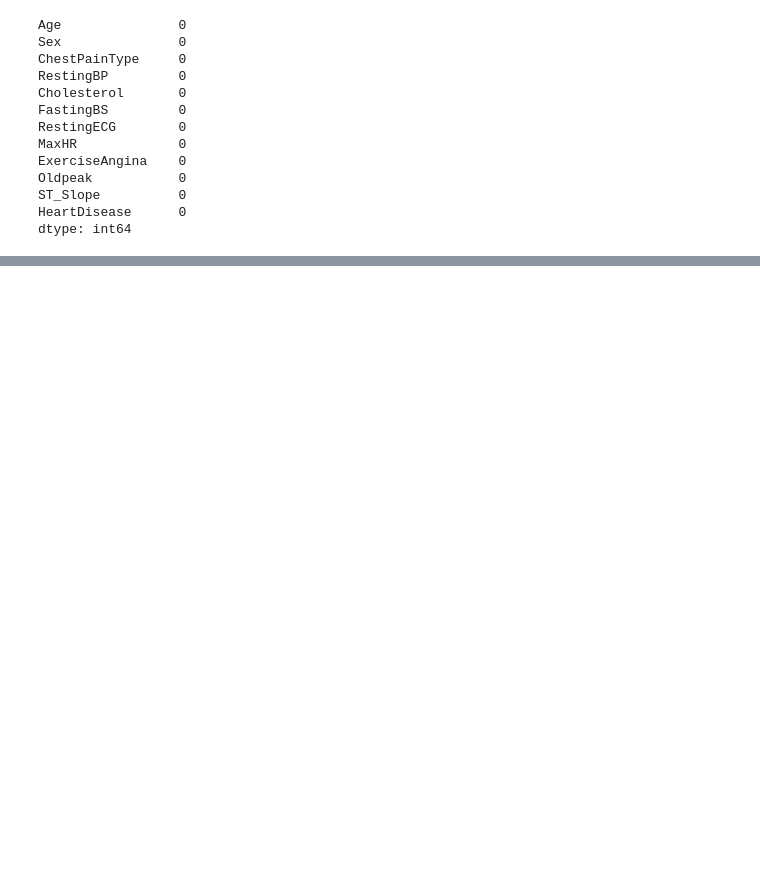
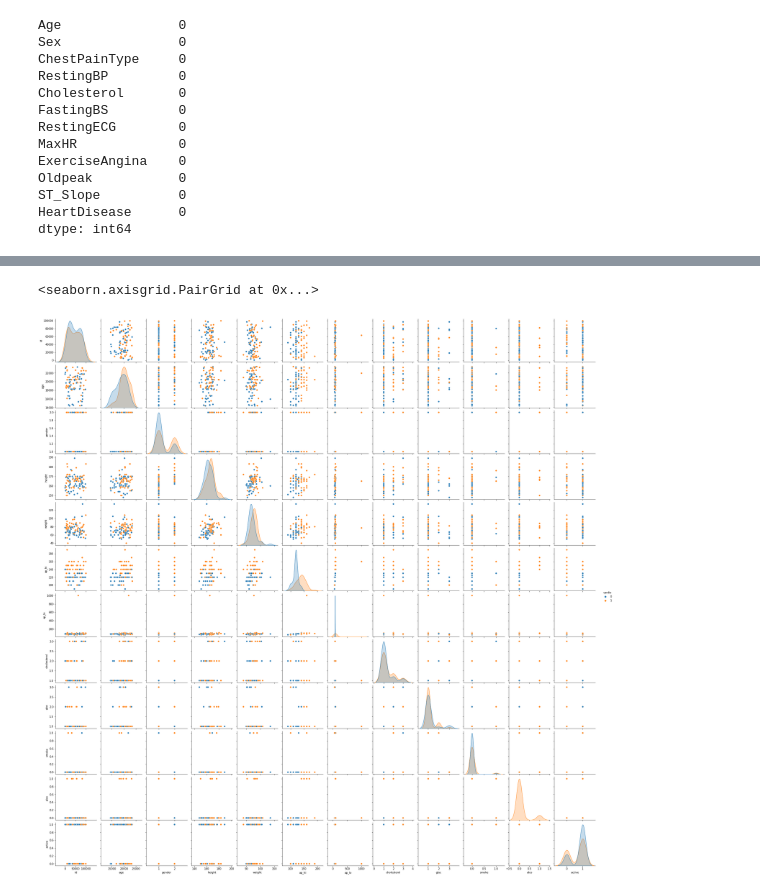
Before and after one commit to freddy120/heartfailure_vys, a Jupyter notebook: Proyecto_Final_VyS.ipynb, the cells around one changed output, grey strips where cells are left out. Saved outputs shown, nothing was run; the diff lists cells and outputs as text; code cells hidden in the pictures; blank space fills up the shorter version.

```diff
--- a/Proyecto_Final_VyS.ipynb
+++ b/Proyecto_Final_VyS.ipynb
@@ -18,0 +20,7 @@ Dimension dataset:  (918, 12)
+# %%
+heart_df = pd.read_csv("heart.csv")
+cardio_df = pd.read_csv("cardio_train.csv", delimiter=';')
+causas_muerte_df = pd.read_excel("causesofdeath_colombia_2019.xlsx")
+print('Dimension dataset falla cardiaca: ', heart_df.shape)
+print('Dimension dataset enfermedad cardiovascular: ', cardio_df.shape)
+print('Dimension dataset causas de muerte: ', causas_muerte_df.shape)
@@ -152,0 +142,5 @@ heart_df.head()
+# %%
+sns.pairplot(cardio_df.sample(n=100, random_state=1), hue='cardio')
+# %% [output]
+<seaborn.axisgrid.PairGrid at 0x...>
+[figure, added]
```
Also changed, not shown: parts of 37 cells of this notebook.
